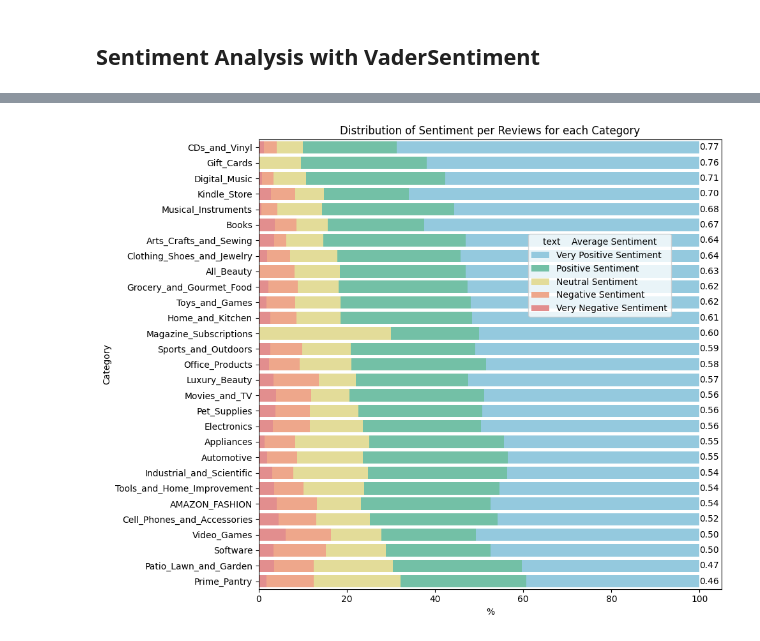
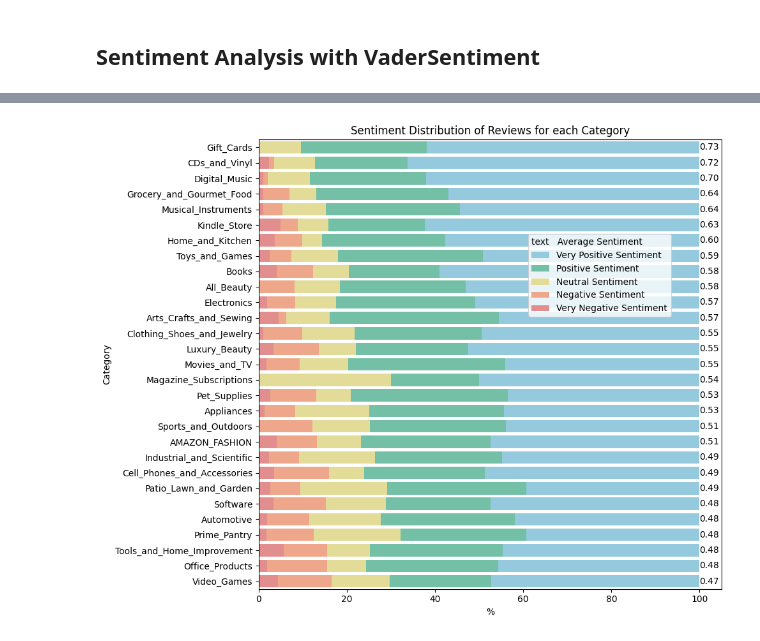
Before and after one commit to mkleinegger/amazon-reviews-sentinent-analysis, a Jupyter notebook: question1.ipynb, the cells around one changed output, grey strips where cells are left out. Cells and saved outputs as stored; diff of their text form; code cells hidden in the pictures.

```diff
--- a/question1.ipynb
+++ b/question1.ipynb
@@ -146,11 +138,11 @@ KeyboardInterrupt:
 # %% [markdown]
 ## Sentiment Analysis with VaderSentiment
 # %%
-from pyspark.sql.functions import col, coalesce, lit
-from pyspark.sql.types import StringType, DoubleType
-
+##
+## Removes unnecaccary columns and adds columns for the sentiment analysis
+## New Columns: 'vader_neg', 'vader_neu', 'vader_pos', 'vader_compound'
+##
 def reduce_to_sentiment(df):
-    print(len(df))
     print(f"Number of rows with empty reviewText: {len(df[df['reviewText'].isna()])}")
     print(f"Number of rows with empty summary: {len(df[df['summary'].isna()])}")
     df['text'] = df['summary'] + ' - ' + df['reviewText']
@@ -176,6 +168,10 @@ def reduce_to_sentiment(df):
     df = df.withColumn("sentiment", calculate_sentiment(df['vader_compound']))
     return df
 
+##
+## Groups by Category and counts the number of ratings per sentiment class
+## Resulting Columns: 'category', 'very_negative', 'negative', 'neutral', 'positive', 'very_positive', 'number_of_reviews', 'average_sentiment'
+##
 def reduce_to_cat_sentiment(df):
     long_df = df.groupBy("category", "sentiment").agg(count("*").alias("count")).toPandas()
     wide_df = long_df.pivot(index='category', columns='sentiment', values='count')
@@ -184,14 +180,22 @@ def reduce_to_cat_sentiment(df):
 
     df_cat_sentiment = wide_df.reset_index()
     df_cat_sentiment = df_cat_sentiment.sort_values(by=['category']).reset_index(drop=True)
-    df_cat_sentiment = df_cat_sentiment.assign(number_of_ratings=lambda x: x['very_positive'] + x['positive'] + x['neutral'] + x['negative'] + x['very_negative'])
-    df_cat_sentiment = df_cat_sentiment.assign(average_sentiment=lambda x: (x['very_positive'] + x['positive'] * 0.5 - x['negative'] * 0.5 - x['very_negative']) / x['number_of_ratings'])
+    df_cat_sentiment = df_cat_sentiment.assign(number_of_reviews=lambda x: x['very_positive'] + x['positive'] + x['neutral'] + x['negative'] + x['very_negative'])
+
+    average_compound = df.groupBy("category").agg(avg('vader_compound').alias('average_sentiment')).toPandas().reset_index(drop=True)
+    df_cat_sentiment = df_cat_sentiment.merge(average_compound, on='category', how='left') # Correct this line
 
     return df_cat_sentiment
 
 
 
-data_sentiment = reduce_to_sentiment(subsampled_data)
+data_sentiment = reduce_to_sentiment(data_sample)
+# data_sentiment_verified = data_sentiment[data_sentiment['verified'] == True]
+# data_sentiment_not_verified = data_sentiment[data_sentiment['verified'] == False]
+
 data_cat_sentiment = reduce_to_cat_sentiment(data_sentiment)
 data_cat_sentiment.head(5)
+
+# ver_cat_sentiment = reduce_to_cat_sentiment(data_sentiment_verified)
+# notver_cat_sentiment = reduce_to_cat_sentiment(data_sentiment_not_verified)
 # %% [output]
@@ -228,33 +223,34 @@ def plot_cat_sentiment(df_cat_sentiment):
 
     # Pastel-toned colors
     pastel_palette = ["#87CEEB", "#66CDAA", "#F0E68C", "#FFA07A", "#F08080"]
 
     # Plotting the stacked horizontal bar plot with pastel-toned colors
     plt.figure(figsize=(10, 8))
     ax1 = sns.barplot(x='very_positive', y='category', data=com_df_cat_sentiment, orient='h', color=pastel_palette[0], label='Very Positive Sentiment')
     sns.barplot(x='positive', y='category', data=com_df_cat_sentiment, orient='h', color=pastel_palette[1], label='Positive Sentiment')
     sns.barplot(x='neutral', y='category', data=com_df_cat_sentiment, orient='h', color=pastel_palette[2], label='Neutral Sentiment')
     sns.barplot(x='negative', y='category', data=com_df_cat_sentiment, orient='h', color=pastel_palette[3], label='Negative Sentiment')
     sns.barplot(x='very_negative', y='category', data=com_df_cat_sentiment, orient='h', color=pastel_palette[4], label='Very Negative Sentiment')
 
     # Annotate each bar with the corresponding average rating value
     for i, row in com_df_cat_sentiment.iterrows():
         ax1.text(row['very_positive'], i, f'{row["average_sentiment"]:.2f}', ha='left', va='center', color='black')
 
     # Customize plot labels and title
     ax1.set_xlabel('%')
     ax1.set_ylabel('Category')
-    ax1.set_title('Distribution of Sentiment per Reviews for each Category')
+    ax1.set_title('Sentiment Distribution of Reviews for each Category')
 
     # Tight layout and legend
     plt.tight_layout()
-    plt.legend(bbox_to_anchor=(0.9, 0.8), title='text    Average Sentiment')
+    plt.legend(bbox_to_anchor=(0.9, 0.8), title='text   Average Sentiment', alignment='left')
+
 
     # Show the plot
     plt.show()
 
 plot_cat_sentiment(data_cat_sentiment)
 # plot_cat_sentiment(ver_cat_sentiment)
 # plot_cat_sentiment(notver_cat_sentiment)
 # %% [output]
-[figure, old version]
+[figure, new version]
```
Also changed, not shown: parts of 8 cells of this notebook, 1 other file.
